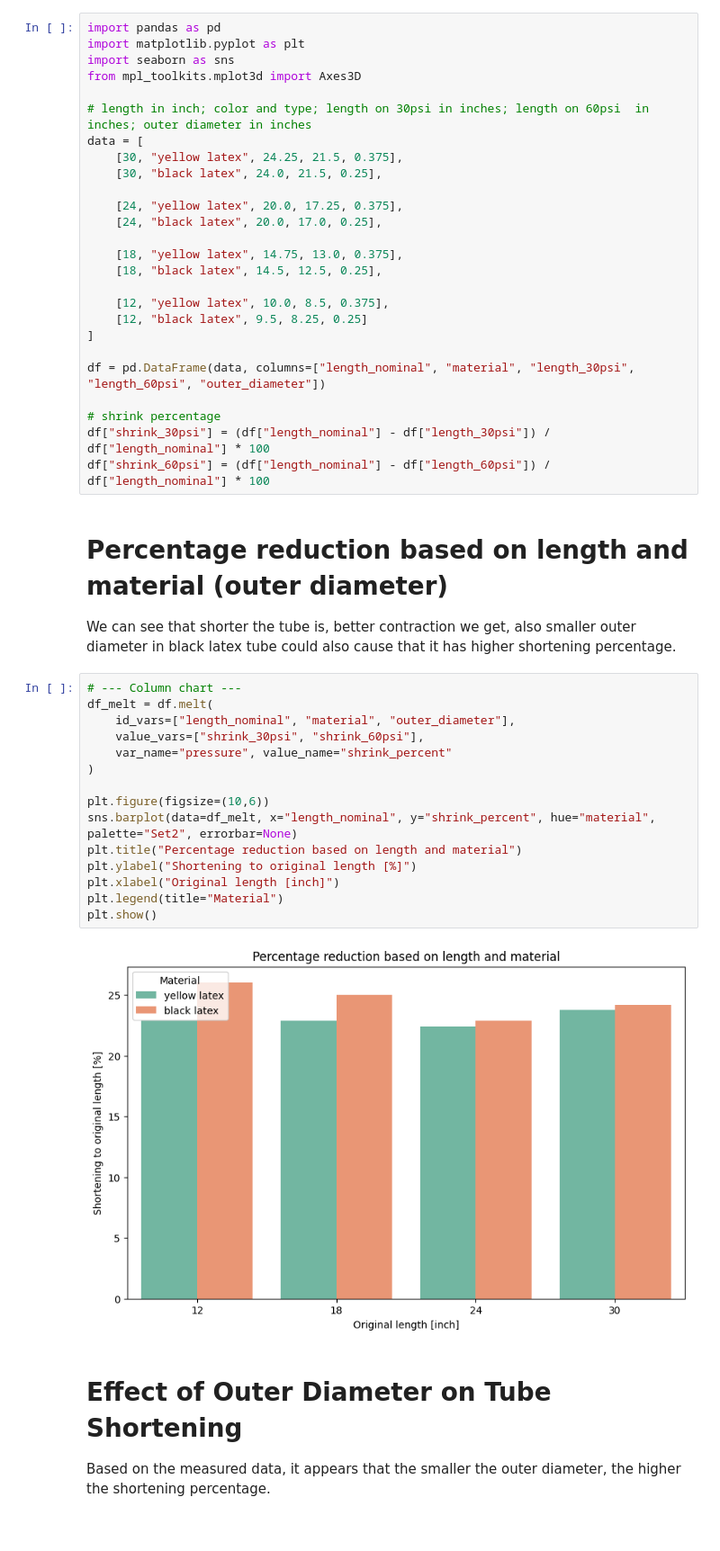
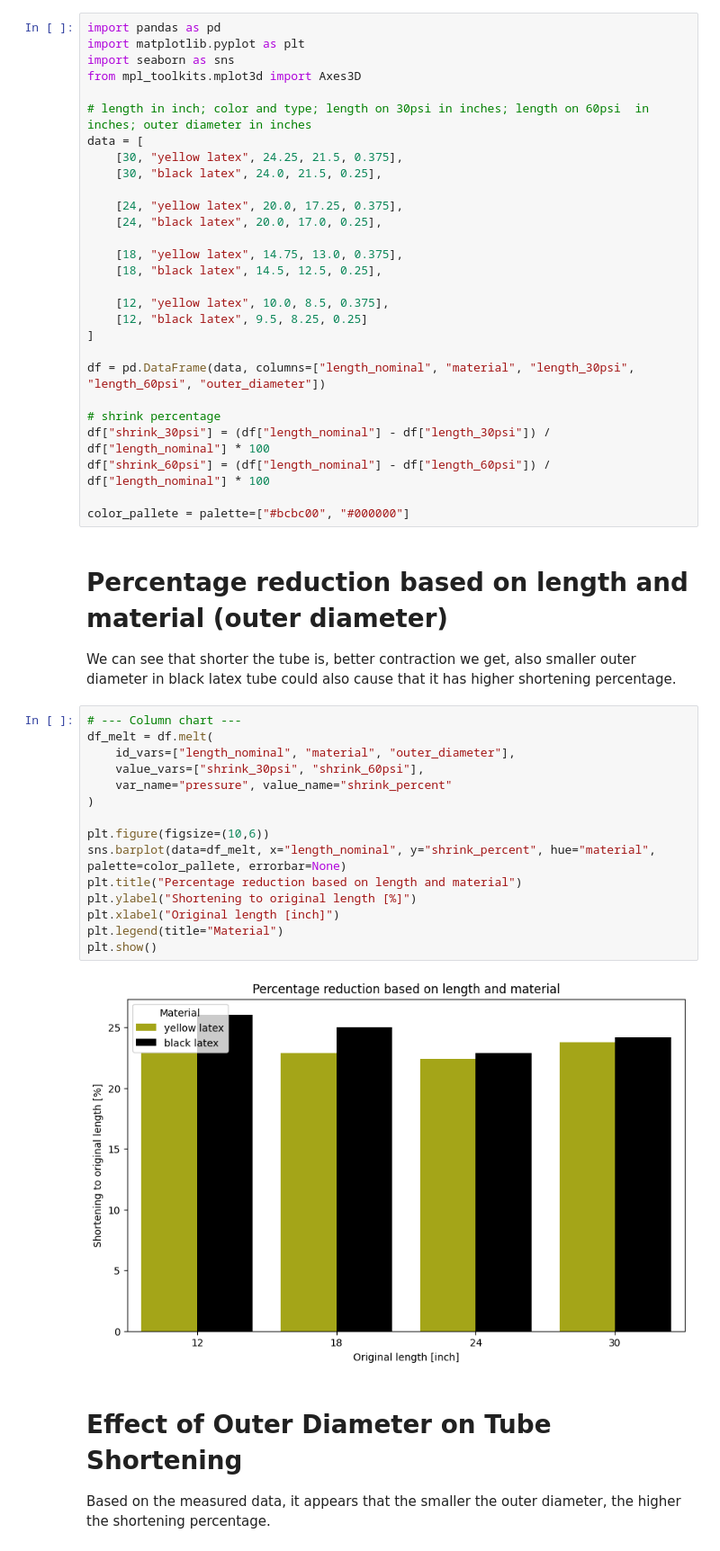
Before and after one commit to matousek11/exoskeleton-charts, a Jupyter notebook: tube-charts.ipynb, the cells around one changed output. Shown at 90% size. Drawn from its saved outputs; the diff is of its cells as text.

Commit message:
fix: improved chart

```diff
--- a/tube-charts.ipynb
+++ b/tube-charts.ipynb
@@ -27,26 +27,28 @@ df = pd.DataFrame(data, columns=["length_nominal", "material", "length_30psi", "
 # shrink percentage
 df["shrink_30psi"] = (df["length_nominal"] - df["length_30psi"]) / df["length_nominal"] * 100
 df["shrink_60psi"] = (df["length_nominal"] - df["length_60psi"]) / df["length_nominal"] * 100
+
+color_pallete = palette=["#bcbc00", "#000000"]
 # %% [markdown]
 # Percentage reduction based on length and material (outer diameter)
 We can see that shorter the tube is, better contraction we get, also smaller outer diameter in black latex tube could also cause that it has higher shortening percentage.
 # %%
 # --- Column chart ---
 df_melt = df.melt(
     id_vars=["length_nominal", "material", "outer_diameter"],
     value_vars=["shrink_30psi", "shrink_60psi"],
     var_name="pressure", value_name="shrink_percent"
 )
 
 plt.figure(figsize=(10,6))
-sns.barplot(data=df_melt, x="length_nominal", y="shrink_percent", hue="material", palette="Set2", errorbar=None)
+sns.barplot(data=df_melt, x="length_nominal", y="shrink_percent", hue="material", palette=color_pallete, errorbar=None)
 plt.title("Percentage reduction based on length and material")
 plt.ylabel("Shortening to original length [%]")
 plt.xlabel("Original length [inch]")
 plt.legend(title="Material")
 plt.show()
 # %% [output]
-[figure, old version]
+[figure, new version]
 # %% [markdown]
 # Effect of Outer Diameter on Tube Shortening
 Based on the measured data, it appears that the smaller the outer diameter, the higher the shortening percentage.
```
Also changed, not shown: parts of 6 cells of this notebook.
